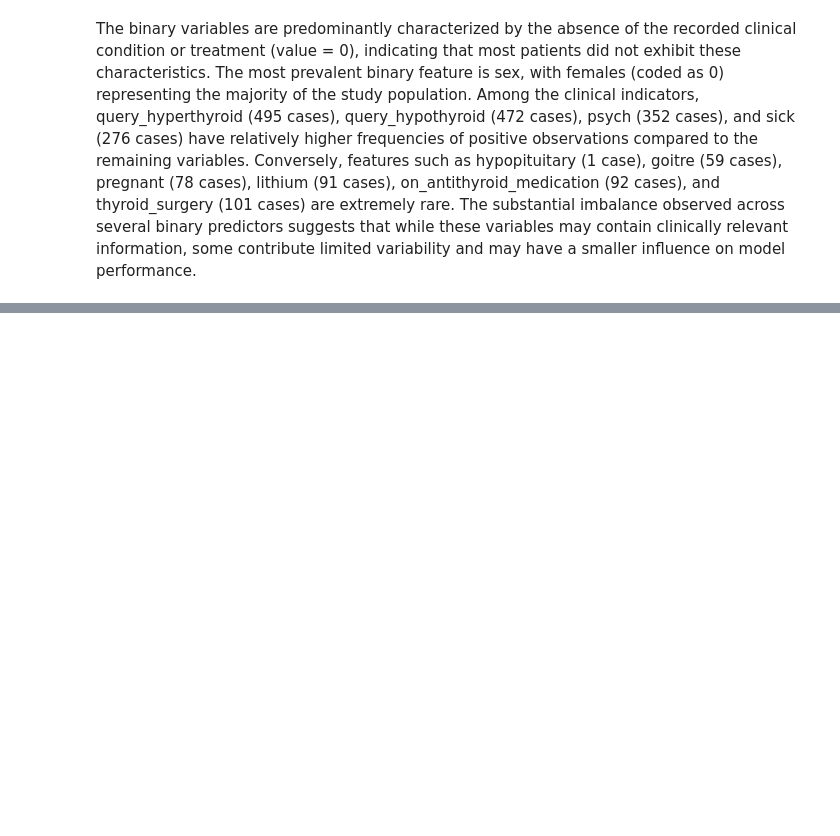
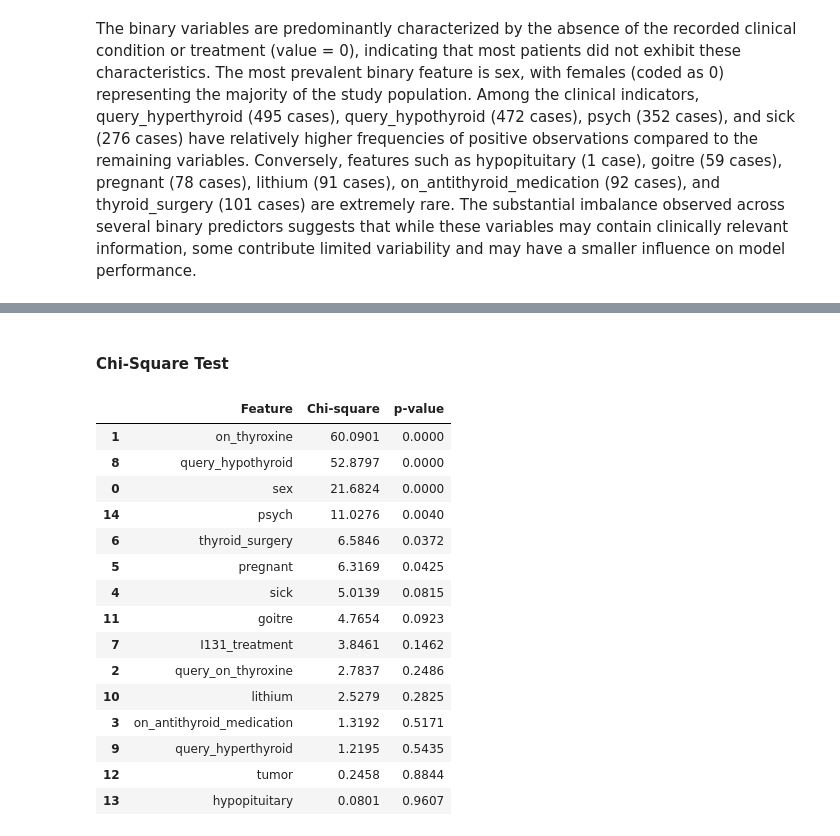
Before and after one commit to byegond-beep/Multi-class-Thyroid-Disease-Classification, a Jupyter notebook: notebook.ipynb, the cells around one changed output, grey strips where cells are left out. Cells and saved outputs as stored; diff of their text form; code cells hidden in the pictures; blank space fills up the shorter version.

```diff
--- a/notebook.ipynb
+++ b/notebook.ipynb
@@ -752,0 +873,37 @@ The binary variables are predominantly characterized by the absence of the recor
+# %% [markdown]
+#### Chi-Square Test
+# %%
+chi_results = []
+
+for feature in binary_features:
+
+    table = pd.crosstab(df[feature], df["class"])
+
+    chi2, p, dof, expected = chi2_contingency(table)
+
+    chi_results.append({
+        "Feature": feature,
+        "Chi-square": chi2,
+        "p-value": p
+    })
+
+chi_results = pd.DataFrame(chi_results)
+
+chi_results.sort_values("p-value")
+# %% [output]
+|  | Feature | Chi-square | p-value |
+| 1 | on_thyroxine | 60.0901 | 0.0000 |
+| 8 | query_hypothyroid | 52.8797 | 0.0000 |
+| 0 | sex | 21.6824 | 0.0000 |
+| 14 | psych | 11.0276 | 0.0040 |
+| 6 | thyroid_surgery | 6.5846 | 0.0372 |
+| 5 | pregnant | 6.3169 | 0.0425 |
+| 4 | sick | 5.0139 | 0.0815 |
+| 11 | goitre | 4.7654 | 0.0923 |
+| 7 | I131_treatment | 3.8461 | 0.1462 |
+| 2 | query_on_thyroxine | 2.7837 | 0.2486 |
+| 10 | lithium | 2.5279 | 0.2825 |
+| 3 | on_antithyroid_medication | 1.3192 | 0.5171 |
+| 9 | query_hyperthyroid | 1.2195 | 0.5435 |
+| 12 | tumor | 0.2458 | 0.8844 |
+| 13 | hypopituitary | 0.0801 | 0.9607 |
```
Also changed, not shown: parts of 12 cells of this notebook.
